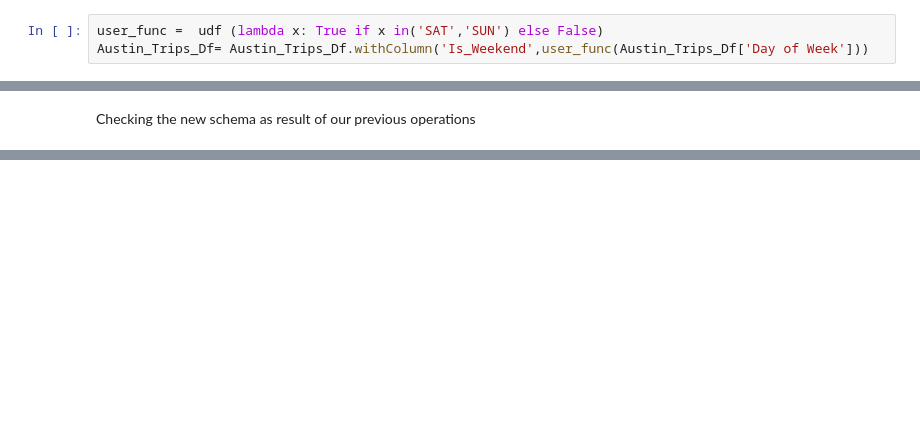
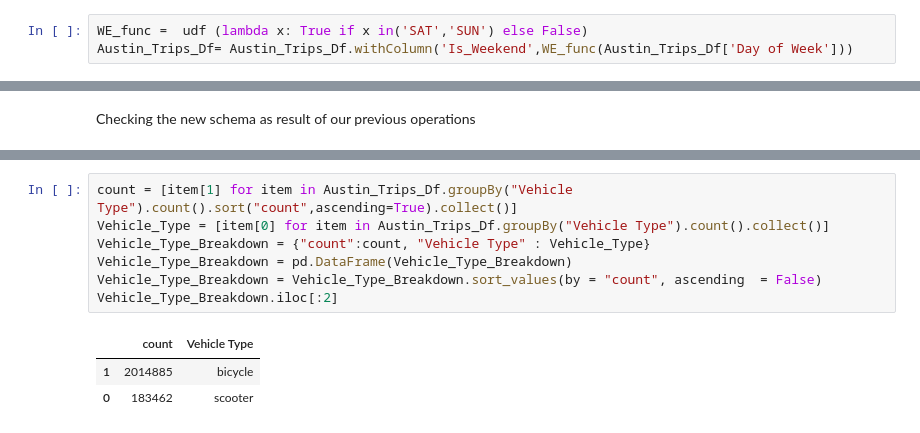
Before and after one commit to A-Hajjej/DS_Austin_Texas_Mobilities, a Jupyter notebook: pyspark micromobility trips analysis.ipynb, the cells around one changed output, grey strips where cells are left out. Drawn from its saved outputs; the diff is of its cells as text; blank space fills up the shorter version.

```diff
--- a/pyspark micromobility trips analysis.ipynb
+++ b/pyspark micromobility trips analysis.ipynb
@@ -108,3 +107,3 @@ Austin_Trips_Df = Austin_Trips_Df.na.replace(day,1,"Day of Week")
 # %%
-user_func =  udf (lambda x: True if x in('SAT','SUN') else False)
-Austin_Trips_Df= Austin_Trips_Df.withColumn('Is_Weekend',user_func(Austin_Trips_Df['Day of Week']))
+WE_func =  udf (lambda x: True if x in('SAT','SUN') else False)
+Austin_Trips_Df= Austin_Trips_Df.withColumn('Is_Weekend',WE_func(Austin_Trips_Df['Day of Week']))
@@ -255,0 +216,11 @@ PriceDf.crosstab('Trip_Duration(H)','Cost($)').show(3)
+# %%
+count = [item[1] for item in Austin_Trips_Df.groupBy("Vehicle Type").count().sort("count",ascending=True).collect()]
+Vehicle_Type = [item[0] for item in Austin_Trips_Df.groupBy("Vehicle Type").count().collect()]
+Vehicle_Type_Breakdown = {"count":count, "Vehicle Type" : Vehicle_Type}
+Vehicle_Type_Breakdown = pd.DataFrame(Vehicle_Type_Breakdown)
+Vehicle_Type_Breakdown = Vehicle_Type_Breakdown.sort_values(by = "count", ascending  = False)
+Vehicle_Type_Breakdown.iloc[:2]
+# %% [output]
+|  | count | Vehicle Type |
+| 1 | 2014885 | bicycle |
+| 0 | 183462 | scooter |
```
Also changed, not shown: parts of 63 cells of this notebook.
